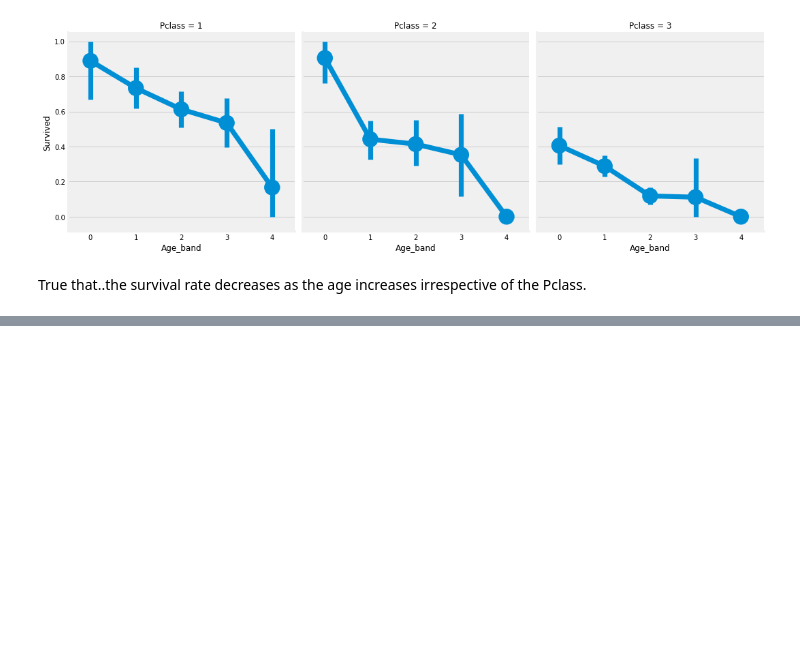
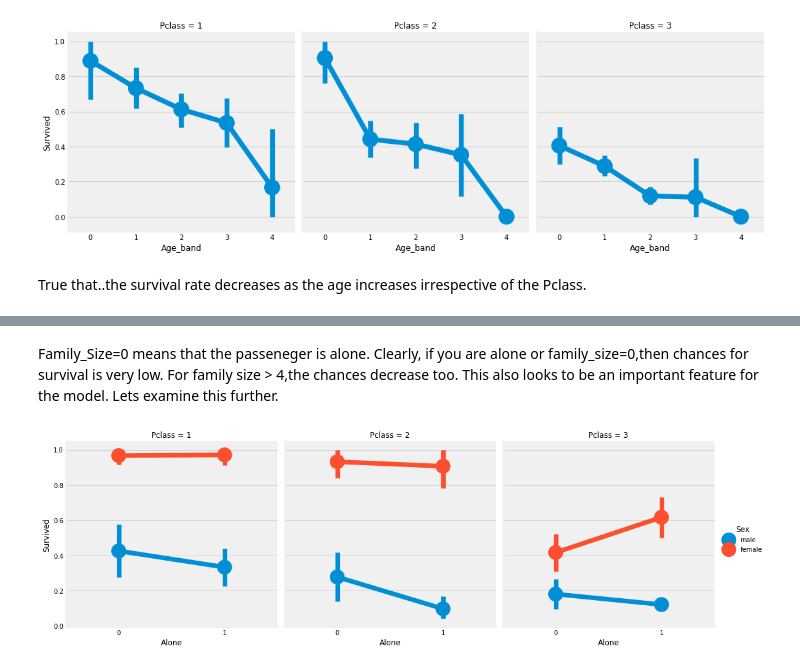
Before and after one commit to musainiramlee/Kaggle, a Jupyter notebook: Titanic Challenge.ipynb, the cells around one changed output, grey strips where cells are left out. Cells and saved outputs as stored; diff of their text form; code cells hidden in the pictures; blank space fills up the shorter version.

```diff
--- a/Titanic Challenge.ipynb
+++ b/Titanic Challenge.ipynb
@@ -523,0 +543,7 @@ True that..the survival rate decreases as the age increases irrespective of the
+# %% [markdown]
+Family_Size=0 means that the passeneger is alone. Clearly, if you are alone or family_size=0,then chances for survival is very low. For family size > 4,the chances decrease too. This also looks to be an important feature for the model. Lets examine this further.
+# %%
+sns.factorplot('Alone','Survived',data=df,hue='Sex',col='Pclass')
+plt.show()
+# %% [output]
+[figure, added]
```
Also changed, not shown: parts of 15 cells of this notebook.
